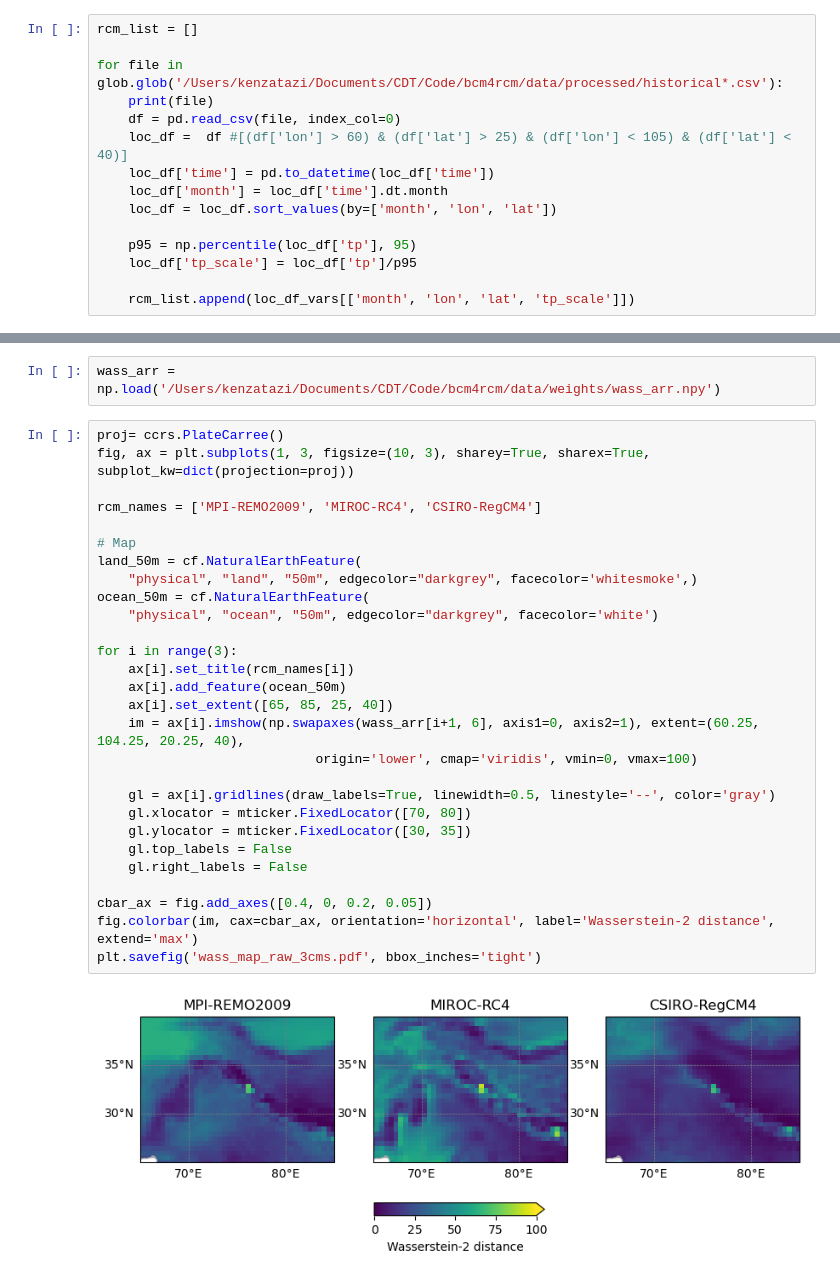
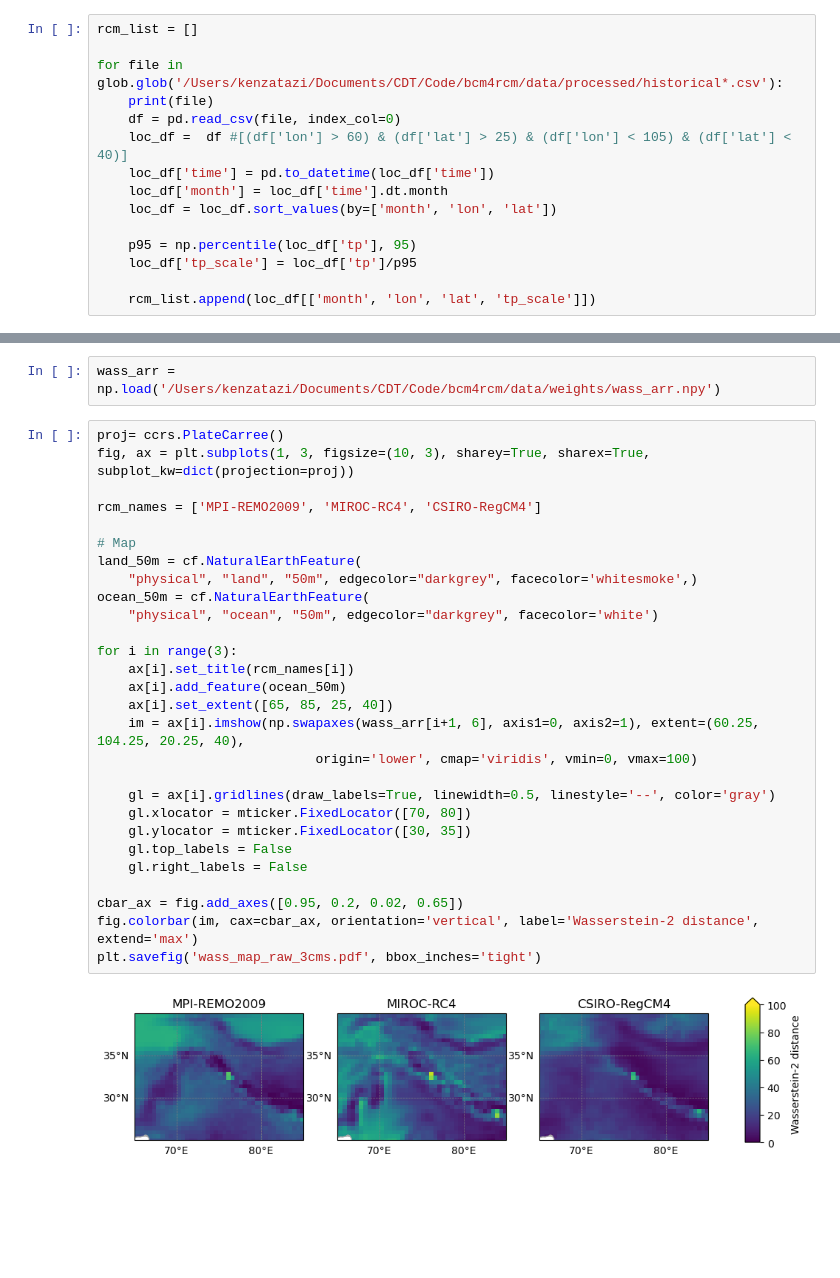
Before and after one commit to kenzaxtazi/bcm4rcm, a Jupyter notebook: experiments/wasserstein_maps/beta_map1.ipynb, the cells around one changed output, grey strips where cells are left out. Saved outputs shown, nothing was run; the diff lists cells and outputs as text; blank space fills up the shorter version.

```diff
--- a/notebooks/beta_map1.ipynb
+++ b/experiments/wasserstein_maps/beta_map1.ipynb
@@ -196,5 +192,5 @@ for file in glob.glob('/Users/kenzatazi/Documents/CDT/Code/bcm4rcm/data/processe
     p95 = np.percentile(loc_df['tp'], 95)
     loc_df['tp_scale'] = loc_df['tp']/p95
 
-    rcm_list.append(loc_df_vars[['month', 'lon', 'lat', 'tp_scale']])
+    rcm_list.append(loc_df[['month', 'lon', 'lat', 'tp_scale']])
 # %% [output]
@@ -559,30 +557,30 @@ wass_arr =  np.load('/Users/kenzatazi/Documents/CDT/Code/bcm4rcm/data/weights/wa
 # %%
 proj= ccrs.PlateCarree()
 fig, ax = plt.subplots(1, 3, figsize=(10, 3), sharey=True, sharex=True, subplot_kw=dict(projection=proj))
 
 rcm_names = ['MPI-REMO2009', 'MIROC-RC4', 'CSIRO-RegCM4']
 
 # Map
 land_50m = cf.NaturalEarthFeature(
     "physical", "land", "50m", edgecolor="darkgrey", facecolor='whitesmoke',)
 ocean_50m = cf.NaturalEarthFeature(
     "physical", "ocean", "50m", edgecolor="darkgrey", facecolor='white')
 
 for i in range(3):
     ax[i].set_title(rcm_names[i])
     ax[i].add_feature(ocean_50m)
     ax[i].set_extent([65, 85, 25, 40])
     im = ax[i].imshow(np.swapaxes(wass_arr[i+1, 6], axis1=0, axis2=1), extent=(60.25, 104.25, 20.25, 40),
                             origin='lower', cmap='viridis', vmin=0, vmax=100)
 
     gl = ax[i].gridlines(draw_labels=True, linewidth=0.5, linestyle='--', color='gray')
     gl.xlocator = mticker.FixedLocator([70, 80])
     gl.ylocator = mticker.FixedLocator([30, 35])
     gl.top_labels = False
     gl.right_labels = False
 
-cbar_ax = fig.add_axes([0.4, 0, 0.2, 0.05])
-fig.colorbar(im, cax=cbar_ax, orientation='horizontal', label='Wasserstein-2 distance', extend='max')
+cbar_ax = fig.add_axes([0.95, 0.2, 0.02, 0.65])
+fig.colorbar(im, cax=cbar_ax, orientation='vertical', label='Wasserstein-2 distance', extend='max')
 plt.savefig('wass_map_raw_3cms.pdf', bbox_inches='tight')
 # %% [output]
-[figure, old version]
+[figure, new version]
```
Also changed, not shown: parts of 4 cells of this notebook, 5 other files.
